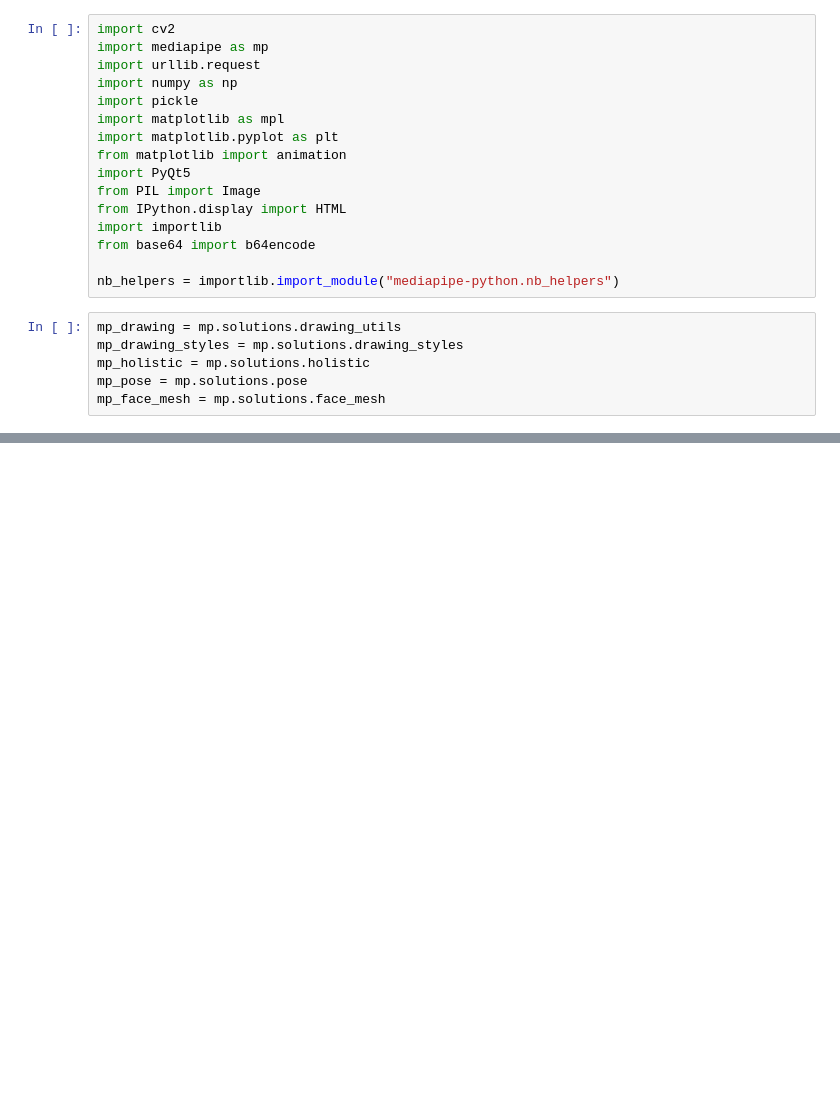
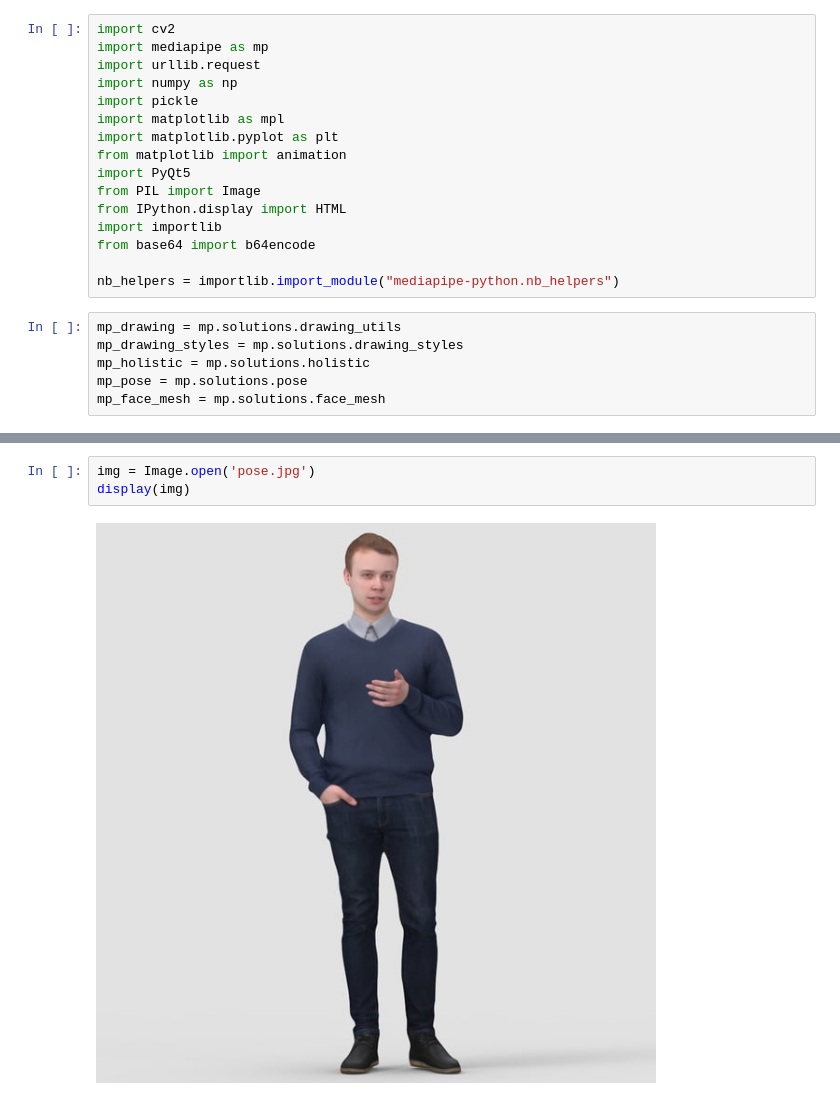
Before and after one commit to deadwalker10s/-ideal-inventions, a Jupyter notebook: handgesture.ipynb, the cells around one changed output, grey strips where cells are left out. Saved outputs shown, nothing was run; the diff lists cells and outputs as text; blank space fills up the shorter version.

```diff
--- a/handgesture.ipynb
+++ b/handgesture.ipynb
@@ -55,0 +125,5 @@ URLError: <urlopen error [Errno -2] Name or service not known>
+# %%
+img = Image.open('pose.jpg')
+display(img)
+# %% [output]
+[figure, added]
```
Also changed, not shown: parts of 19 cells of this notebook.
